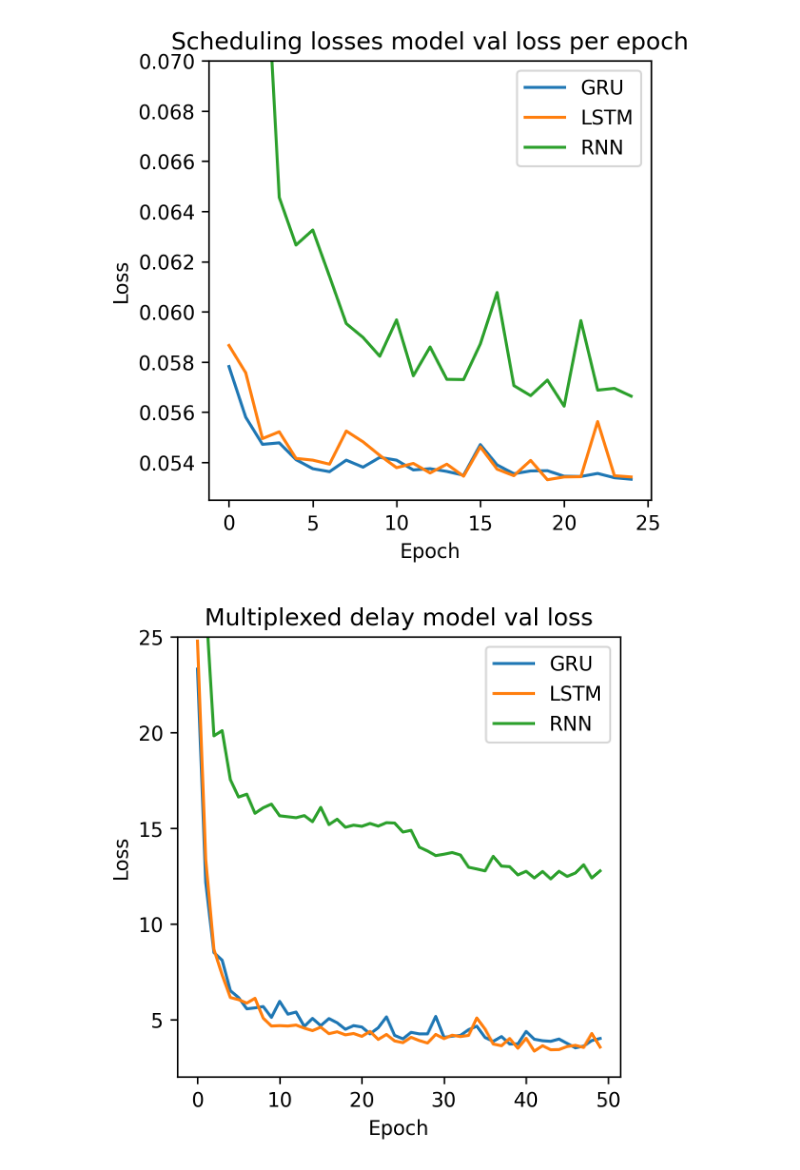
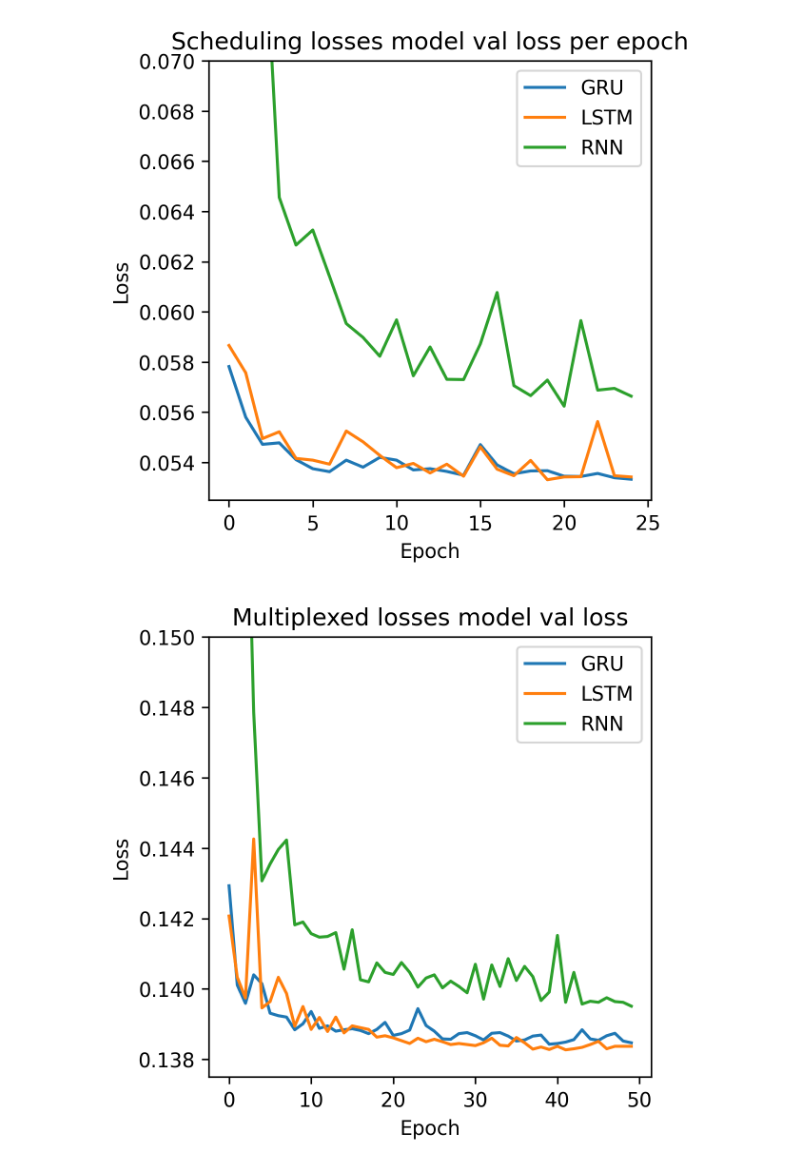
Before and after one commit to shouryaverma/routenet_fermi, a Jupyter notebook: results.ipynb, the cells around one changed output. Drawn from its saved outputs; the diff is of its cells as text; code cells hidden in the pictures.

Commit message:
losses done

```diff
--- a/results.ipynb
+++ b/results.ipynb
@@ -195,20 +195,20 @@ def extract_loss_values(folder_path):
 
     return loss_values
 # %%
-gru_val = extract_loss_values('/home/verma198/Public/RouteNet-Fermi/traffic_models/delay/ckpt_dir_all_multiplexed_GNN')
-lstm_val = extract_loss_values('/home/verma198/Public/RouteNet-Fermi/traffic_models/delay/ckpt_dir_all_multiplexed_LSTM')
-rnn_val = extract_loss_values('/home/verma198/Public/RouteNet-Fermi/traffic_models/delay/ckpt_dir_all_multiplexed_RNN')
+gru_val = extract_loss_values('/home/verma198/Public/RouteNet-Fermi/traffic_models/losses/ckpt_dir_all_multiplexed_GNN')
+lstm_val = extract_loss_values('/home/verma198/Public/RouteNet-Fermi/traffic_models/losses/ckpt_dir_all_multiplexed_LSTM')
+rnn_val = extract_loss_values('/home/verma198/Public/RouteNet-Fermi/traffic_models/losses/ckpt_dir_all_multiplexed_RNN')
 
 plt.figure(dpi=300, figsize=(4,4))
 plt.plot(gru_val, label='GRU')
 plt.plot(lstm_val, label='LSTM')
 plt.plot(rnn_val, label='RNN')
-plt.title('Multiplexed delay model val loss')
+plt.title('Multiplexed losses model val loss')
 plt.xlabel('Epoch')
 plt.ylabel('Loss')
-plt.ylim(2,25)
+plt.ylim(0.1375, 0.15)
 plt.legend()
 plt.show()
 # %% [output]
-[figure, old version]
+[figure, new version]
 # %%
```
Also changed, not shown: parts of 7 cells of this notebook, 3 other files.
